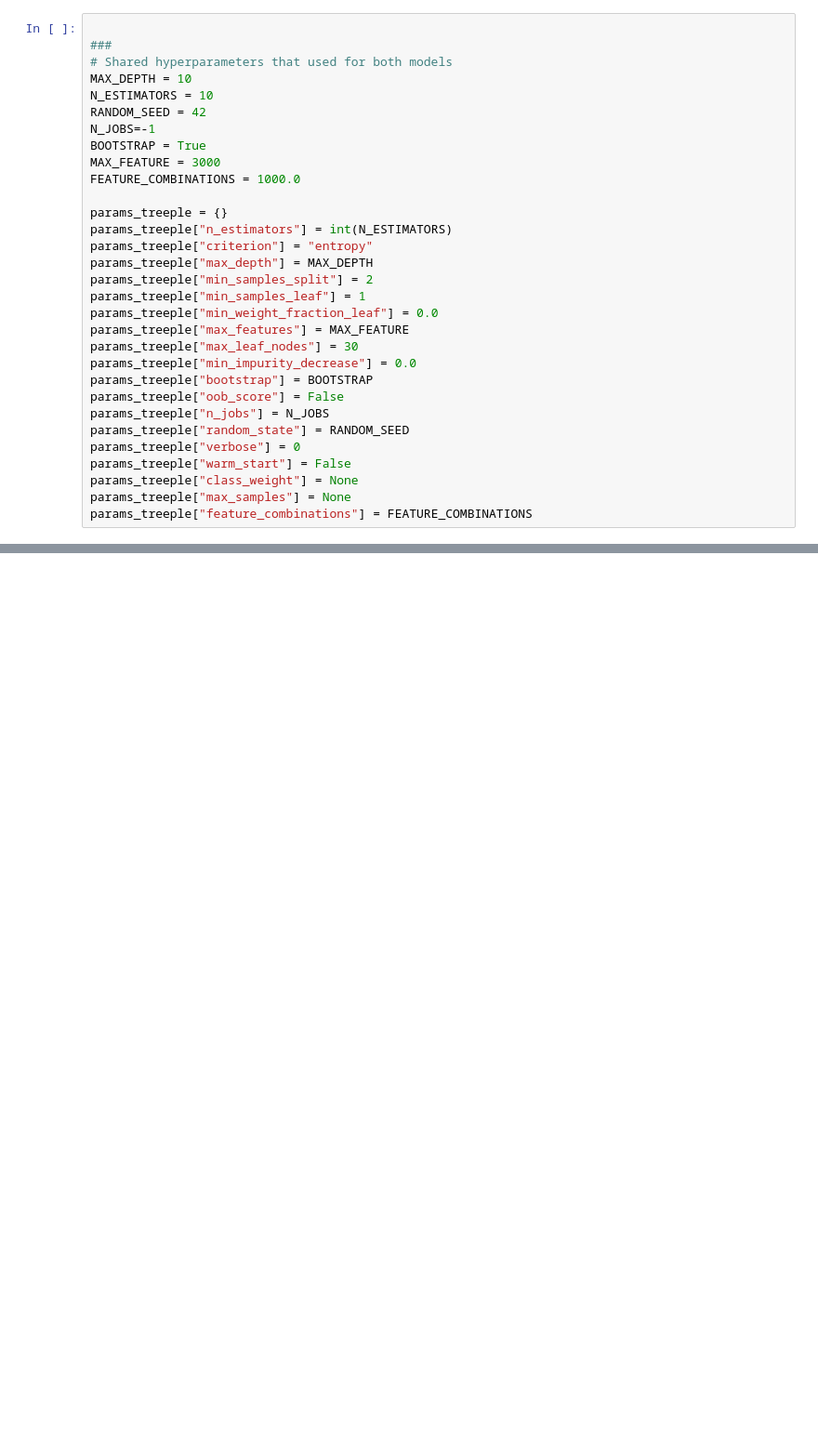
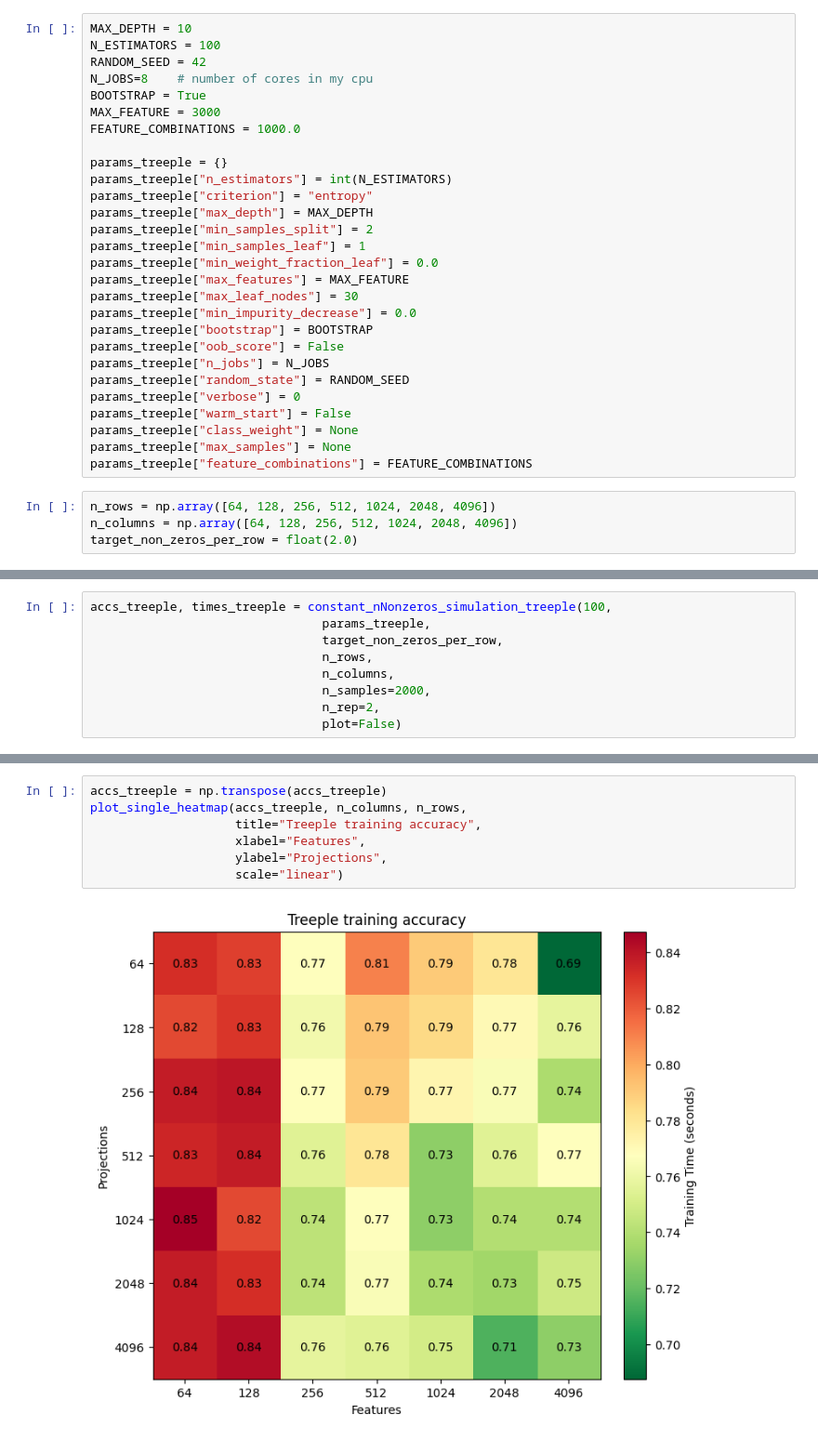
Before and after one commit to ClarkXu0625/treeple, a Jupyter notebook: clark/experiments/shuffle_benchmark.ipynb, the cells around one changed output, grey strips where cells are left out. Shown at 93% size. Drawn from its saved outputs; the diff is of its cells as text; blank space fills up the shorter version.

```diff
--- a/clark/experiments/shuffle_benchmark.ipynb
+++ b/clark/experiments/shuffle_benchmark.ipynb
@@ -7,11 +11,8 @@ from utils.simulation import constant_nNonzeros_simulation_treeple
 # %%
-
-###
-# Shared hyperparameters that used for both models
 MAX_DEPTH = 10
-N_ESTIMATORS = 10
+N_ESTIMATORS = 100
 RANDOM_SEED = 42
-N_JOBS=-1
+N_JOBS=8    # number of cores in my cpu
 BOOTSTRAP = True
 MAX_FEATURE = 3000
 FEATURE_COMBINATIONS = 1000.0
@@ -35,3 +36,7 @@ params_treeple["warm_start"] = False
 params_treeple["class_weight"] = None
 params_treeple["max_samples"] = None
 params_treeple["feature_combinations"] = FEATURE_COMBINATIONS
+# %%
+n_rows = np.array([64, 128, 256, 512, 1024, 2048, 4096])
+n_columns = np.array([64, 128, 256, 512, 1024, 2048, 4096])
+target_non_zeros_per_row = float(2.0)
@@ -37,0 +45,9 @@ params_treeple["feature_combinations"] = FEATURE_COMBINATIONS
+# %%
+accs_treeple, times_treeple = constant_nNonzeros_simulation_treeple(100,
+                                params_treeple,
+                                target_non_zeros_per_row,
+                                n_rows,
+                                n_columns,
+                                n_samples=2000,
+                                n_rep=2,
+                                plot=False)
@@ -37,0 +123,9 @@ params_treeple["feature_combinations"] = FEATURE_COMBINATIONS
+# %%
+accs_treeple = np.transpose(accs_treeple)
+plot_single_heatmap(accs_treeple, n_columns, n_rows,
+                    title="Treeple training accuracy",
+                    xlabel="Features",
+                    ylabel="Projections",
+                    scale="linear")
+# %% [output]
+[figure, added]
```
Also changed, not shown: parts of 15 cells of this notebook.
